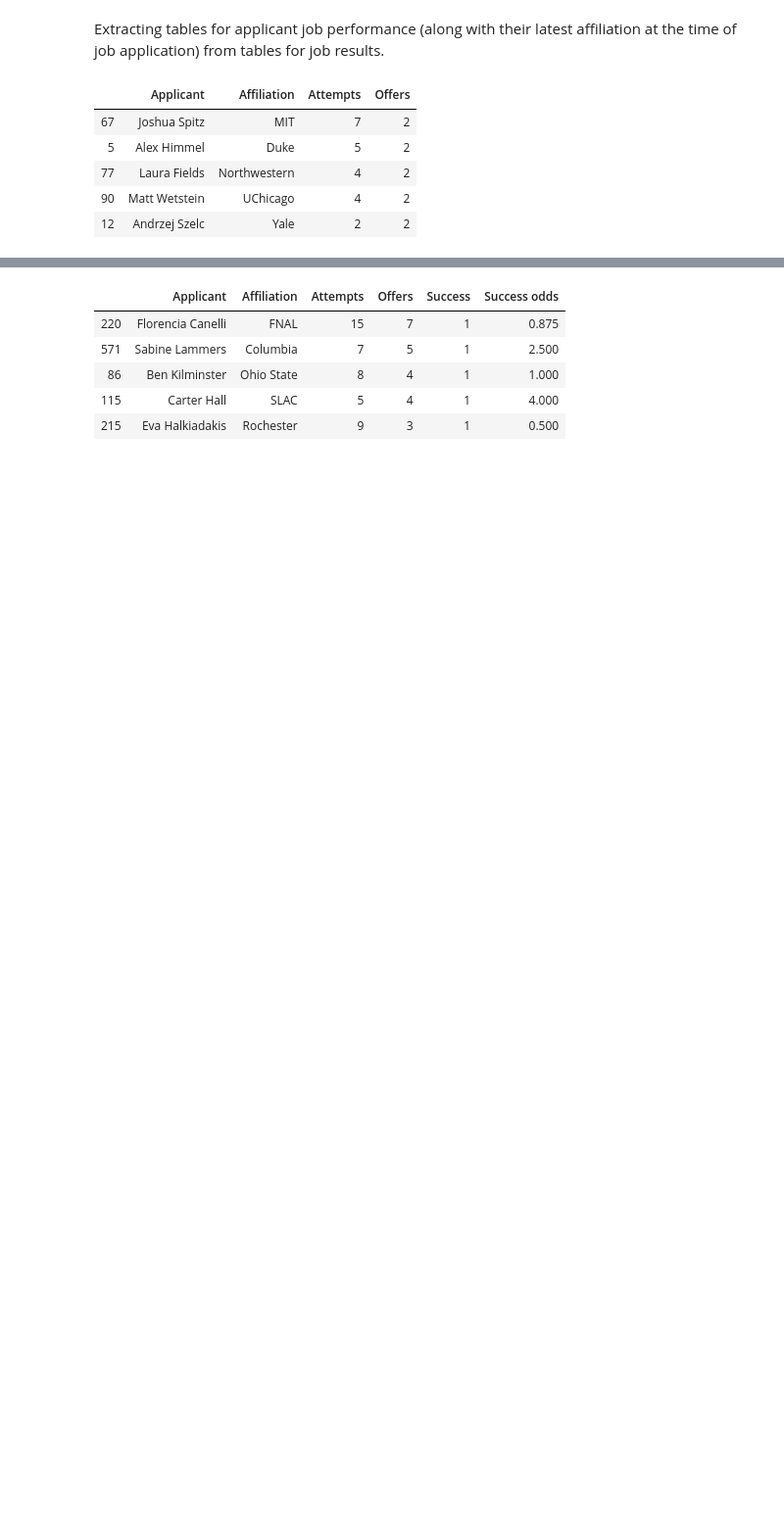
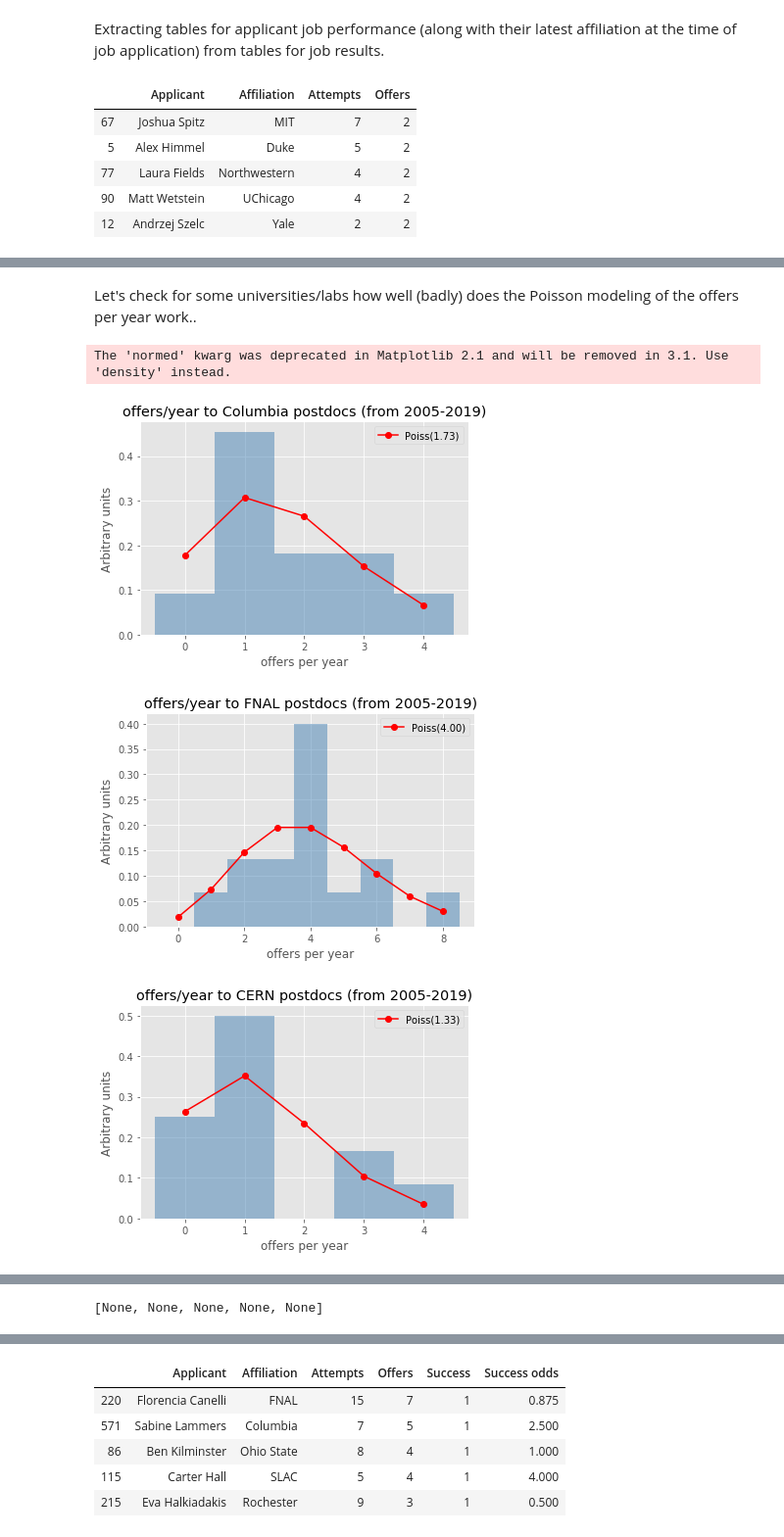
Before and after one commit to sen-sourav/hepexjobPostdocAffiliation, a Jupyter notebook: PostdocAffiliationSuccessCorrelation.ipynb, the cells around one changed output, grey strips where cells are left out. Shown at 98% size. Saved outputs shown, nothing was run; the diff lists cells and outputs as text; code cells hidden in the pictures; blank space fills up the shorter version.

```diff
--- a/PostdocAffiliationSuccessCorrelation.ipynb
+++ b/PostdocAffiliationSuccessCorrelation.ipynb
@@ -292,0 +333,49 @@ Are there some good/bad postdocs who skew their affiliation's (university's) suc
+# %%
+def checkmodeling(uniname):
+    uni_offers = []
+    UniversityTable = {}
+    for i in range(2005,2020):
+        UniversityTable[i] = ApplicantTable[i].sort_values(by=['Offers', 'Attempts'], ascending=False)
+        UniversityTable[i] = UniversityTable[i].groupby(['Applicant', 'Affiliation'])['Attempts', 'Offers'].sum().reset_index()
+        UniversityTable[i]['Success'] = (UniversityTable[i]['Offers'] > 0).astype(int)
+        UniversityTable[i] = UniversityTable[i].drop(columns=['Applicant', 'Attempts'])
+        UniversityTable[i]['Failure'] = (UniversityTable[i]['Offers'] == 0).astype(int)
+        UniversityTable[i] = UniversityTable[i].groupby(['Affiliation'])['Offers', 'Success', 'Failure'].sum().reset_index()
+        d = UniversityTable[i]
+        o = d[d['Affiliation'] == uniname]['Offers']
+        if (len(o.values)!=0): uni_offers.append(int(o))
+
+    uni_offers = np.array(uni_offers)
+
+
+    def factorial (n):
+        if (n > 0): return n*factorial(n-1)
+        else: return 1
+
+
+    def poisson(k, lamb):
+        """poisson pdf, parameter lamb is the fit parameter"""
+        return (lamb**k/factorial(k)) * np.exp(-lamb)
+
+    lamb = uni_offers.mean()
+    uni_offers.sort()
+
+    p = [poisson(_, lamb) for _ in range(uni_offers.max()+1)]
+    binboundary = np.array(range(-1,uni_offers.max()+1)) + 0.5
+    plt.hist(uni_offers, bins=binboundary, normed=True, alpha=0.5,histtype='stepfilled', color='steelblue', edgecolor='none');
+    plt.plot(range(uni_offers.max()+1), p, 'ro-', label='Poiss(%.2f)'%lamb)
+    plt.xlabel("offers per year")
+    plt.ylabel("Arbitrary units")
+    plt.title("offers/year to %s postdocs (from 2005-2019)"%uniname)
+    plt.legend()
+    plt.show()
+# %% [markdown]
+Let's check for some universities/labs how well (badly) does the Poisson modeling of the offers per year work..
+# %%
+uninames = ['Columbia', 'FNAL', 'CERN', 'Stony Brook', 'UPenn']
+[checkmodeling(uniname) for uniname in uninames]
+# %% [output]
+The 'normed' kwarg was deprecated in Matplotlib 2.1 and will be removed in 3.1. Use 'density' instead.
+[figure, added]
+[figure, added]
+[figure, added]
@@ -292,0 +384 @@ Are there some good/bad postdocs who skew their affiliation's (university's) suc
+[None, None, None, None, None]
```
Also changed, not shown: parts of 105 cells of this notebook.
